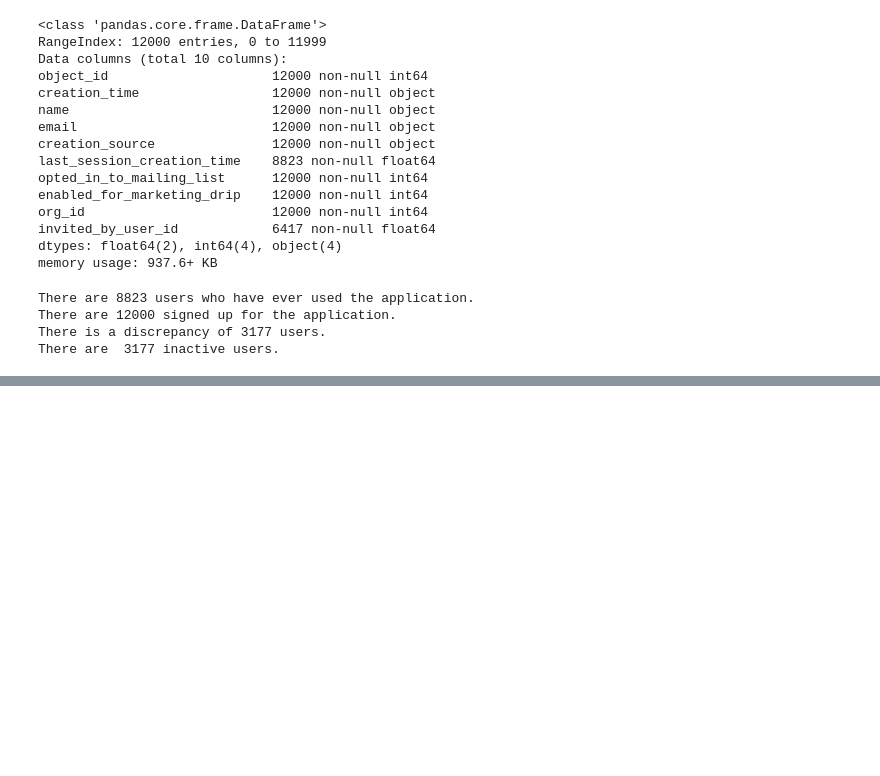
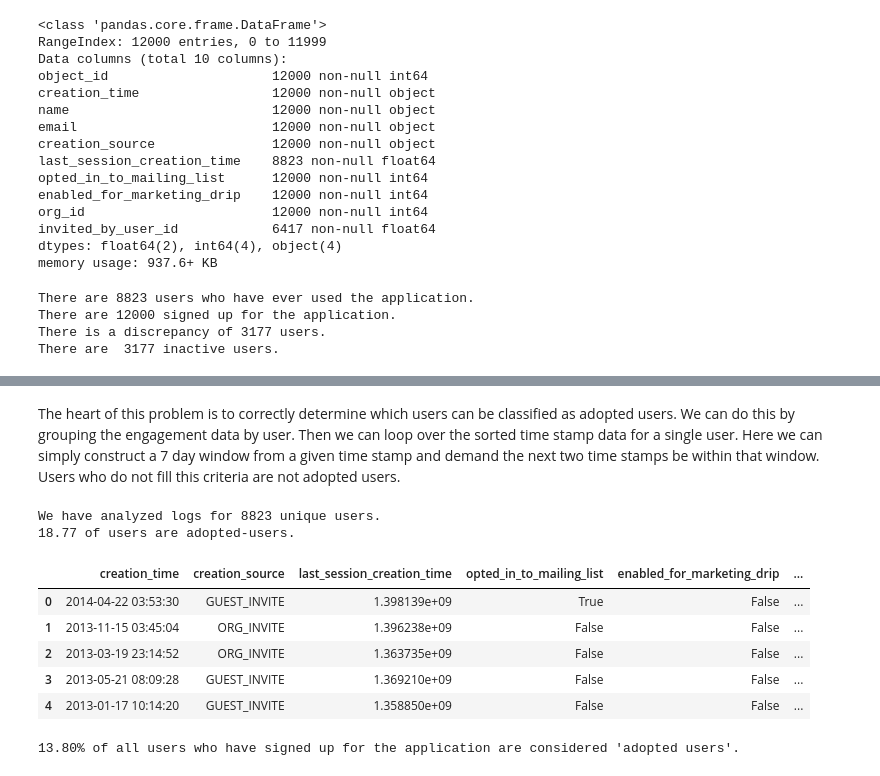
Before and after one commit to zbiswas3/Datascience-Projects, a Jupyter notebook: Relax Inc. Take home challange/relax_challenge.ipynb, the cells around one changed output, grey strips where cells are left out. Drawn from its saved outputs; the diff is of its cells as text; code cells hidden in the pictures; blank space fills up the shorter version.

```diff
--- a/Relax Inc. Take home challange/relax_challenge.ipynb
+++ b/Relax Inc. Take home challange/relax_challenge.ipynb
@@ -80,0 +98,21 @@ There are  3177 inactive users.
+# %%
+#Convert the time columns to datetime
+users_df.creation_time = pd.to_datetime(users_df.creation_time)
+
+#Convert the columns to boolean
+users_df.opted_in_to_mailing_list = users_df.opted_in_to_mailing_list.astype('bool')
+users_df.enabled_for_marketing_drip = users_df.enabled_for_marketing_drip.astype('bool')
+
+#Convert to categorical
+users_df.creation_source = users_df.creation_source.astype('category')
+
+#Re-name user id appropriately
+users_df['user_id'] = users_df.object_id
+users_df.drop('object_id', axis=1, inplace=True)
+
+#Keep only info on if user was invited
+users_df['invited'] = np.where(users_df['invited_by_user_id'].isnull(), True, False)
+users_df.drop('invited_by_user_id', axis=1, inplace=True)
+
+#We don't need personal information
+users_df.drop(['name', 'email'], axis=1, inplace=True)
@@ -80,0 +122,2 @@ There are  3177 inactive users.
+# %% [markdown]
+The heart of this problem is to correctly determine which users can be classified as adopted users. We can do this by grouping the engagement data by user. Then we can loop over the sorted time stamp data for a single user. Here we can simply construct a 7 day window from a given time stamp and demand the next two time stamps be within that window. Users who do not fill this criteria are not adopted users.
@@ -80,0 +143,30 @@ There are  3177 inactive users.
+# %%
+# what percentage of the users are sticking around?
+count_df = pd.DataFrame.from_dict(Counter(list(adopted_dict.values())), orient='index').reset_index()
+
+print('We have analyzed logs for', len(adopted_dict), 'unique users.')
+print(round((count_df.loc[1][1]/(count_df.loc[1][1]+count_df.loc[0][1])*100),2) ,'of users are adopted-users.')
+# %% [output]
+We have analyzed logs for 8823 unique users.
+18.77 of users are adopted-users.
+# %%
+# Create adopted target variable and display dataset again
+users_df['adopted'] = False
+users_df.head()
+# %% [output]
+|  | creation_time | creation_source | last_session_creation_time | opted_in_to_mailing_list | enabled_for_marketing_drip | ... |
+| 0 | 2014-04-22 03:53:30 | GUEST_INVITE | 1.398139e+09 | True | False | ... |
+| 1 | 2013-11-15 03:45:04 | ORG_INVITE | 1.396238e+09 | False | False | ... |
+| 2 | 2013-03-19 23:14:52 | ORG_INVITE | 1.363735e+09 | False | False | ... |
+| 3 | 2013-05-21 08:09:28 | GUEST_INVITE | 1.369210e+09 | False | False | ... |
+| 4 | 2013-01-17 10:14:20 | GUEST_INVITE | 1.358850e+09 | False | False | ... |
+# %%
+# Replace adopted target class with correct flags
+for row in (users_df[np.logical_not(users_df['last_session_creation_time'].isnull())]).itertuples():
+    adopted_value = adopted_dict[users_df.get_value(row[0], 'user_id')]
+    users_df.set_value(row[0], 'adopted', adopted_value)
+
+print('{:.2f}% of all users who have signed up for the application are considered \'adopted users\'.'\
+          .format(len(users_df[users_df['adopted'] == True])/len(users_df)*100))
+# %% [output]
+13.80% of all users who have signed up for the application are considered 'adopted users'.
```
Also changed, not shown: parts of 26 cells of this notebook.
